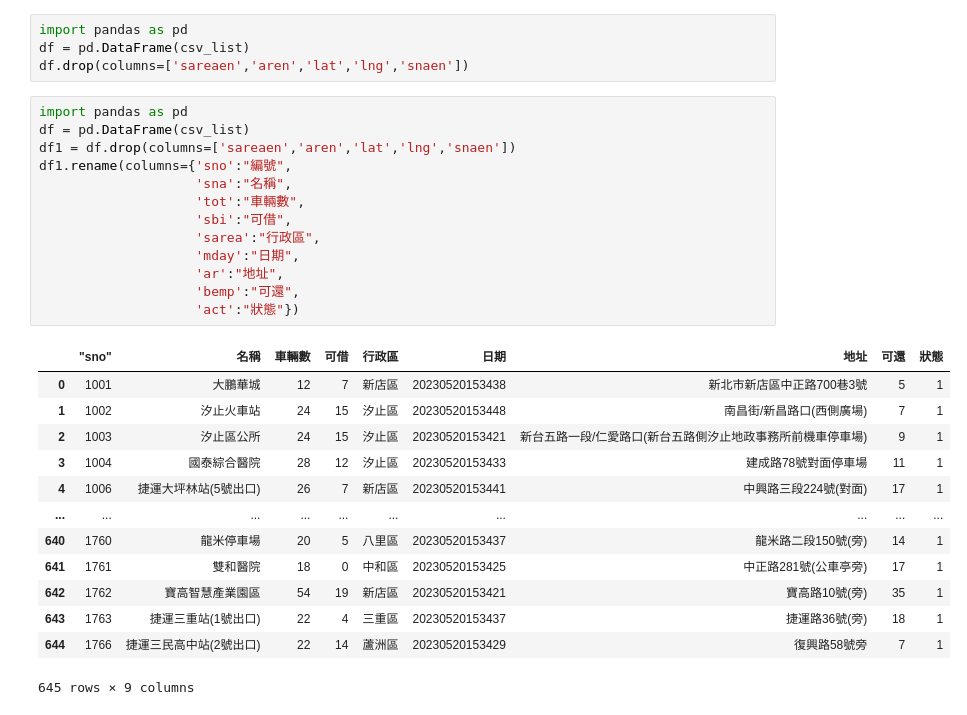
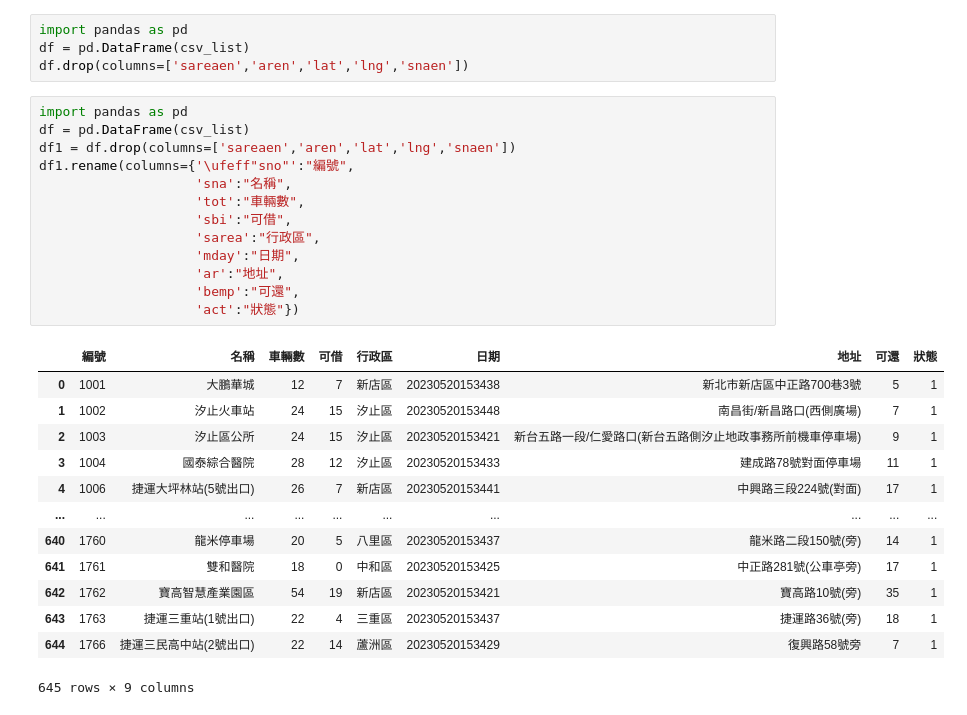
Before and after one commit to steve0504/__112Python, a Jupyter notebook: Lesson6_3.ipynb, the cells around one changed output. Cells and saved outputs as stored; diff of their text form.

```diff
--- a/Lesson6_3.ipynb
+++ b/Lesson6_3.ipynb
@@ -43,18 +43,18 @@ df.drop(columns=['sareaen','aren','lat','lng','snaen'])
 # %%
 import pandas as pd
 df = pd.DataFrame(csv_list)
 df1 = df.drop(columns=['sareaen','aren','lat','lng','snaen'])
-df1.rename(columns={'sno':"編號",
+df1.rename(columns={'\ufeff"sno"':"編號",
                     'sna':"名稱",
                     'tot':"車輛數",
                     'sbi':"可借",
                     'sarea':"行政區",
                     'mday':"日期",
                     'ar':"地址",
                     'bemp':"可還",
                     'act':"狀態"})
 # %% [output]
-|  | ﻿"sno" | 名稱 | 車輛數 | 可借 | 行政區 | 日期 | 地址 | 可還 | 狀態 |
+|  | 編號 | 名稱 | 車輛數 | 可借 | 行政區 | 日期 | 地址 | 可還 | 狀態 |
 | 0 | 1001 | 大鵬華城 | 12 | 7 | 新店區 | 20230520153438 | 新北市新店區中正路700巷3號 | 5 | 1 |
 | 1 | 1002 | 汐止火車站 | 24 | 15 | 汐止區 | 20230520153448 | 南昌街/新昌路口(西側廣場) | 7 | 1 |
 | 2 | 1003 | 汐止區公所 | 24 | 15 | 汐止區 | 20230520153421 | 新台五路一段/仁愛路口(新台五路側汐止地政事務所前機車停車場) | 9 | 1 |
```
